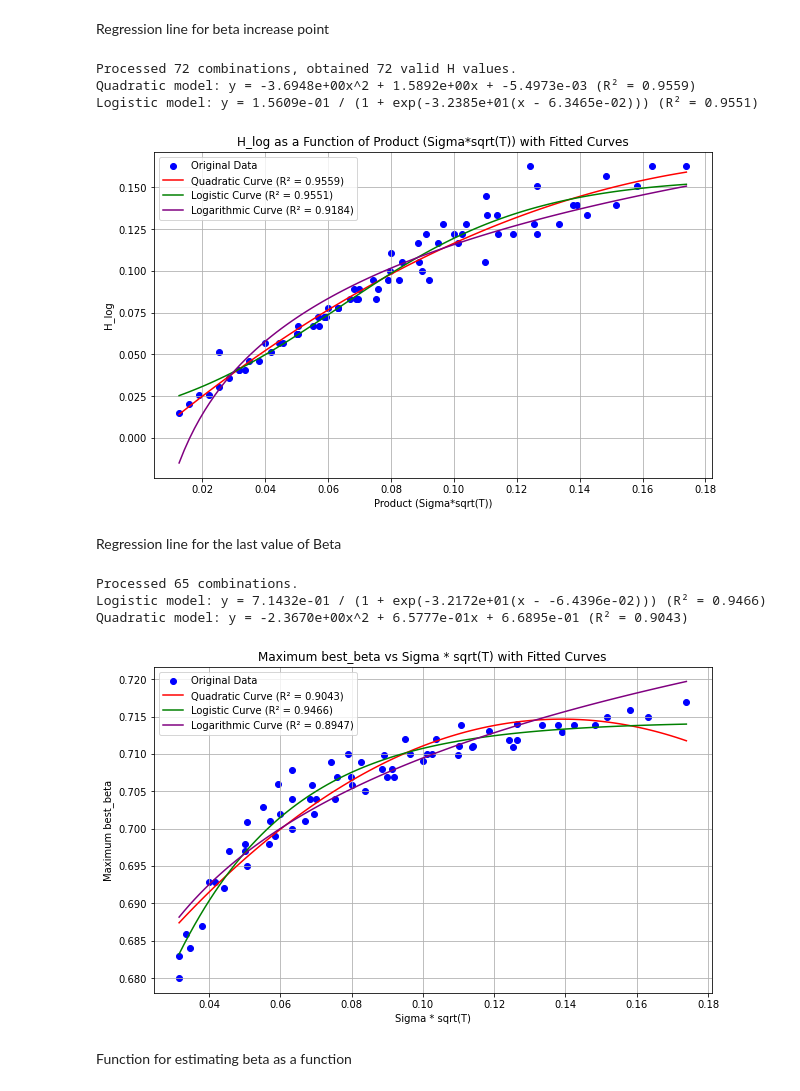
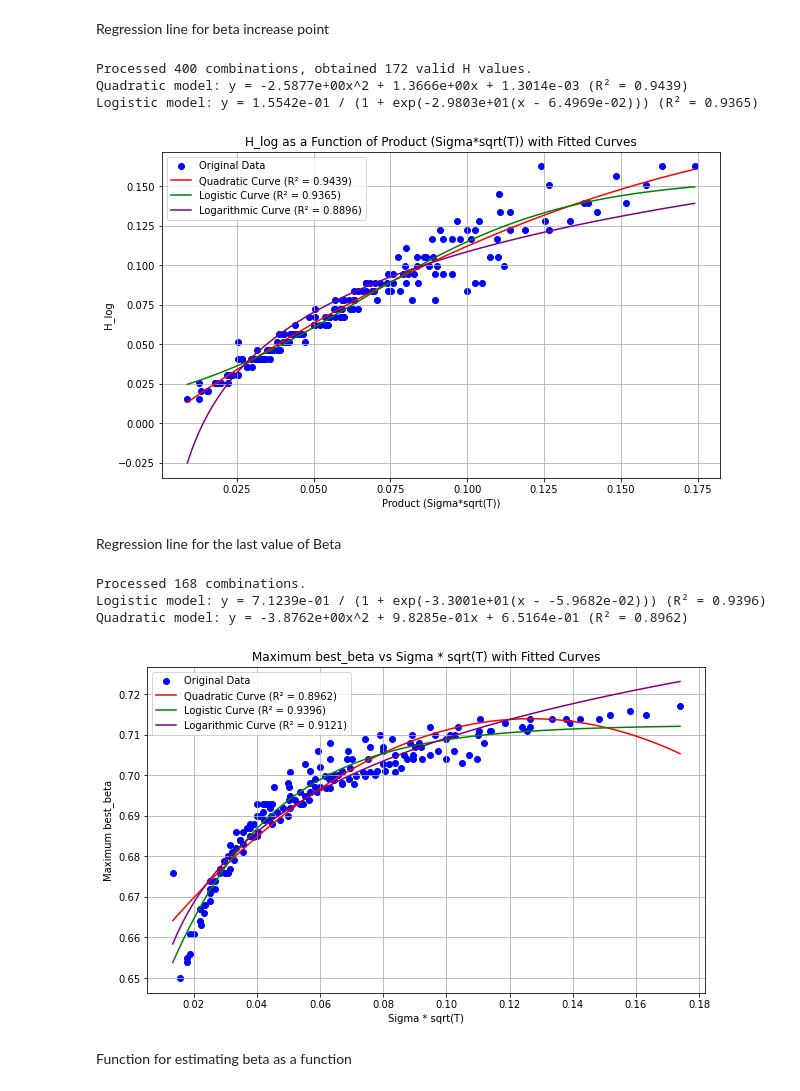
Before and after one commit to Jonteflower/SF290X-Master-Thesis, a Jupyter notebook: down_and_out.ipynb, the cells around one changed output. Cells and saved outputs as stored; diff of their text form; code cells hidden in the pictures.

```diff
--- a/down_and_out.ipynb
+++ b/down_and_out.ipynb
@@ -15,16 +15,15 @@ from sklearn.metrics import mean_squared_error, r2_score
 # %% [markdown]
 Reading and formatting the csv and dropping outliers
 # %%
-csvFilePath = 'acc_data.csv'
+csvFilePath = 'acc_data_m_100_50.csv'
 df = pd.read_csv(csvFilePath)
 
 ### Standardized values
 q = 0
 r = 0.1
-m = 50
 
 ### Filter junk values and best_beta
-df = df[(df['best_beta'] >= 0.57) & (df['m'] == m)]
+df = df[(df['best_beta'] >= 0.57)]
 
 ### Make sure columns are numeric
 numeric_columns = ['T', 'm', 'sigma', 'H', 'S0', 'K', 'price_iter']
@@ -32,12 +31,12 @@ for col in numeric_columns:
     df[col] = pd.to_numeric(df[col], errors='coerce')
 
 ## Add the new paremeters
-df['sigma_sqrt_T'] = df['sigma'] * np.sqrt(df['T'])
+df['sigma_sqrt_T'] = df['sigma'] * np.sqrt(df['T']/df['m'])
 df['H_log'] = abs(np.log(df['H'] / df['S0']))
 # %% [markdown]
 Formula for calculating the proudct between sigma*sqrt(delta_T)
 # %%
-def calc_product(sigma, T):
+def calc_product(sigma, T,m):
     return sigma*np.sqrt(T/m)
 # %% [markdown]
 Formulas from the Book
@@ -99,8 +98,8 @@ def logarithmic_model(x, a, b):
 def is_decreasing(arr):
     return all(arr[i] <= arr[i + 1] for i in range(len(arr) - 1))
 
-def find_strictly_decrease(data, T_val, sigma_val):
-    df = data[(data['sigma'] == sigma_val) & (data['T'] == T_val)]
+def find_strictly_decrease(data, T_val, sigma_val, m):
+    df = data[(data['sigma'] == sigma_val) & (data['T'] == T_val)  & (data['m'] == m)]
     sorted_data = df.sort_values(by='H_log', ascending=False)
 
     if df.empty:
@@ -119,6 +118,11 @@ unique_sigmas = df['sigma'].unique()
 unique_Ts = df['T'].unique()
 #unique_ms = df['m'].unique()
 
+# Extract unique values of sigma and T from the DataFrame
+unique_sigmas = df['sigma'].unique()
+unique_Ts = df['T'].unique()
+unique_ms = df['m'].unique()
+
 # Sort the arrays in case order matters for your calculations
 unique_sigmas.sort()
 unique_Ts.sort()
@@ -128,15 +132,16 @@ products = []  # Store corresponding product values
 count = 0
 
 # Iterate over all combinations of unique sigma and T values
-for T in unique_Ts:
-    for sigma in unique_sigmas:
-        H_value = find_strictly_decrease(df, T, sigma)
-        count += 1
+for m in unique_ms:
+    for T in unique_Ts:
+        for sigma in unique_sigmas:
+            H_value = find_strictly_decrease(df, T, sigma, m)
+            count += 1
 
-        # Assuming find_strictly_decrease returns a value where positive indicates a valid result
-        if float(H_value) > 0:
-            h_values.append(H_value)
-            products.append(calc_product(sigma, T))
+            # Assuming find_strictly_decrease returns a value where positive indicates a valid result
+            if float(H_value) > 0:
+                h_values.append(H_value)
+                products.append(calc_product(sigma, T, m))
 
 print(f"Processed {count} combinations, obtained {len(h_values)} valid H values.")
 
@@ -187,37 +192,37 @@ plt.plot(positive_x_fit, y_fit_log, color='purple', label=f'Logarithmic Curve (R
 # Fit the quadratic model to the data
 popt_quad, _ = curve_fit(quadratic_model, products, h_values)
 predicted_values_quad = quadratic_model(products, *popt_quad)
 r_squared_quad = r2_score(h_values, predicted_values_quad)
 print(f"Quadratic model: y = {popt_quad[0]:.4e}x^2 + {popt_quad[1]:.4e}x + {popt_quad[2]:.4e} (R² = {r_squared_quad:.4f})")
 
 # Fit the logistic model to the data
 popt_logistic, _ = curve_fit(logistic_model, products, h_values, p0=[max(h_values), 1, np.median(products)])
 predicted_values_logistic = logistic_model(products, *popt_logistic)
 r_squared_logistic = r2_score(h_values, predicted_values_logistic)
 print(f"Logistic model: y = {popt_logistic[0]:.4e} / (1 + exp(-{popt_logistic[1]:.4e}(x - {popt_logistic[2]:.4e}))) (R² = {r_squared_logistic:.4f})")
 
 # Fit the logarithmic model to the data
 positive_products = products[products > 0]
 positive_h_values = h_values[products > 0]
 popt_log, _ = curve_fit(logarithmic_model, positive_products, positive_h_values)
 predicted_values_log = logarithmic_model(positive_products, *popt_log)
 r_squared_log = r2_score(positive_h_values, predicted_values_log)
 
 # Add titles and labels
 plt.title('H_log as a Function of Product (Sigma*sqrt(T)) with Fitted Curves')
 plt.xlabel('Product (Sigma*sqrt(T))')
 plt.ylabel('H_log')
 plt.legend()
 plt.grid(True)
 plt.show()
 
 # Quadratic model: y = -7.3896e-02x^2 + 2.2475e-01x + -5.4974e-03 (R² = 0.9559)
 # Logistic model: y = 1.5609e-01 / (1 + exp(-4.5799e+00(x - 4.4876e-01))) (R² = 0.9551)"""
 # %% [output]
-Processed 72 combinations, obtained 72 valid H values.
-Quadratic model: y = -3.6948e+00x^2 + 1.5892e+00x + -5.4973e-03 (R² = 0.9559)
-Logistic model: y = 1.5609e-01 / (1 + exp(-3.2385e+01(x - 6.3465e-02))) (R² = 0.9551)
+Processed 400 combinations, obtained 172 valid H values.
+Quadratic model: y = -2.5877e+00x^2 + 1.3666e+00x + 1.3014e-03 (R² = 0.9439)
+Logistic model: y = 1.5542e-01 / (1 + exp(-2.9803e+01(x - 6.4969e-02))) (R² = 0.9365)
-[figure, old version]
+[figure, new version]
 # %% [markdown]
 Regression line for the last value of Beta
 # %%
@@ -236,6 +241,7 @@ def logarithmic_model(x, a, b):
 # Extract unique values of 'T' and 'sigma' from the DataFrame
 unique_Ts = df['T'].unique()
 unique_Sigmas = df['sigma'].unique()
+unique_ms = df['m'].unique()
 
 # Sort the arrays in case order matters for your calculations
 unique_Ts.sort()
@@ -245,21 +251,22 @@ x_values = []  # Store x values
 y_values = []  # Store y values
 
 # Iterate over unique combinations
-for T in unique_Ts:
-    for sigma in unique_Sigmas:
-        # Filter dataframe for the current combination
-        subset_df = df[(df['T'] == T) & (df['sigma'] == sigma)]
+for m in unique_ms:
+    for T in unique_Ts:
+        for sigma in unique_Sigmas:
+            # Filter dataframe for the current combination
+            subset_df = df[(df['T'] == T) & (df['sigma'] == sigma) & (df['m'] == m)]
 
-        # Calculate the product of Sigma and sqrt(T)
-        x = calc_product(sigma, T)
+            # Calculate the product of Sigma and sqrt(T)
+            x = sigma * np.sqrt(T/m)
 
-        # Find the maximum value of 'best_beta' in this subset
-        y = subset_df['best_beta'].max()
+            # Find the maximum value of 'best_beta' in this subset
+            y = subset_df['best_beta'].max()
 
-        # Append the values to the lists
-        if y > 0.68 and y < 0.8:
-            x_values.append(x)
-            y_values.append(y)
+            # Append the values to the lists
+            if y > 0.65 and y < 0.8:
+                x_values.append(x)
+                y_values.append(y)
 
 print(f"Processed {len(x_values)} combinations.")
 
@@ -313,10 +320,10 @@ plt.legend()
 plt.grid(True)
 plt.show()
 # %% [output]
-Processed 65 combinations.
-Logistic model: y = 7.1432e-01 / (1 + exp(-3.2172e+01(x - -6.4396e-02))) (R² = 0.9466)
-Quadratic model: y = -2.3670e+00x^2 + 6.5777e-01x + 6.6895e-01 (R² = 0.9043)
+Processed 168 combinations.
+Logistic model: y = 7.1239e-01 / (1 + exp(-3.3001e+01(x - -5.9682e-02))) (R² = 0.9396)
+Quadratic model: y = -3.8762e+00x^2 + 9.8285e-01x + 6.5164e-01 (R² = 0.8962)
-[figure, old version]
+[figure, new version]
 # %% [markdown]
 Function for estimating beta as a function
 # %%
```
Also changed, not shown: parts of 4 cells of this notebook, 27 other files.
